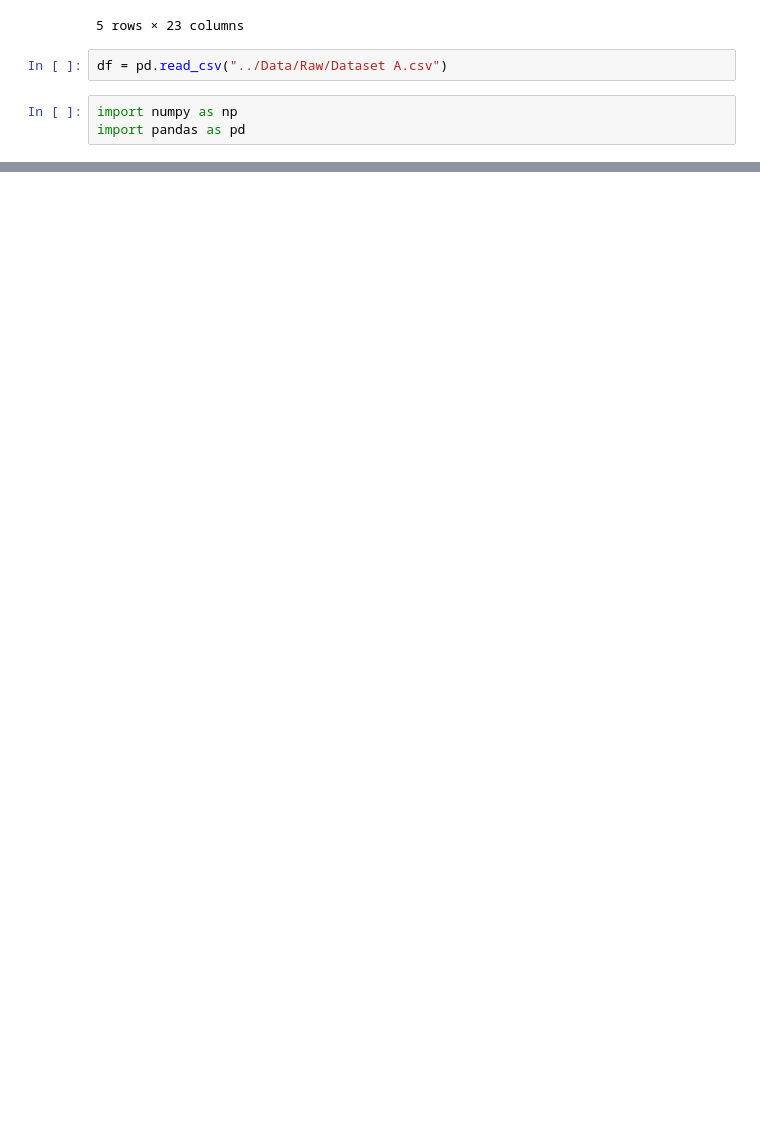
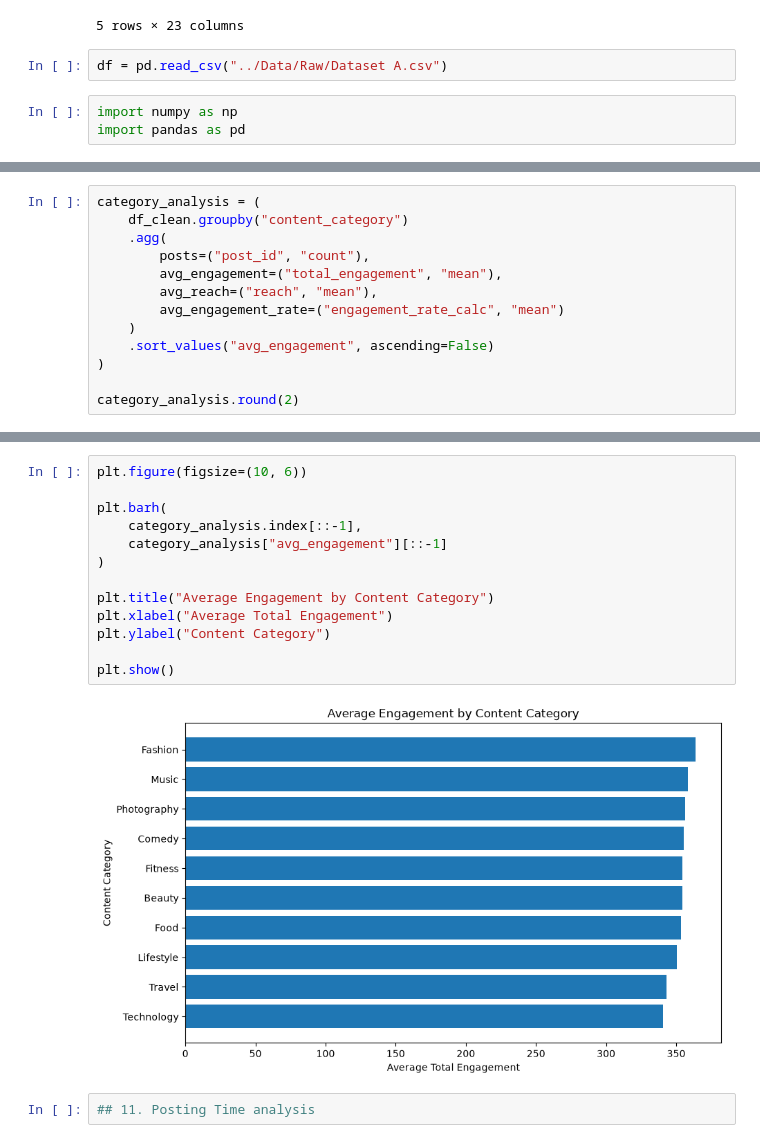
Before and after one commit to kashish1422/instagram-creator-analytics, a Jupyter notebook: Python/data_understanding.ipynb, the cells around one changed output, grey strips where cells are left out. Drawn from its saved outputs; the diff is of its cells as text; blank space fills up the shorter version.

```diff
--- a/Python/data_understanding.ipynb
+++ b/Python/data_understanding.ipynb
@@ -400,0 +500,13 @@ import pandas as pd
+# %%
+category_analysis = (
+    df_clean.groupby("content_category")
+    .agg(
+        posts=("post_id", "count"),
+        avg_engagement=("total_engagement", "mean"),
+        avg_reach=("reach", "mean"),
+        avg_engagement_rate=("engagement_rate_calc", "mean")
+    )
+    .sort_values("avg_engagement", ascending=False)
+)
+
+category_analysis.round(2)
@@ -400,0 +526,17 @@ import pandas as pd
+# %%
+plt.figure(figsize=(10, 6))
+
+plt.barh(
+    category_analysis.index[::-1],
+    category_analysis["avg_engagement"][::-1]
+)
+
+plt.title("Average Engagement by Content Category")
+plt.xlabel("Average Total Engagement")
+plt.ylabel("Content Category")
+
+plt.show()
+# %% [output]
+[figure, added]
+# %%
+## 11. Posting Time analysis
```
Also changed, not shown: parts of 31 cells of this notebook.
